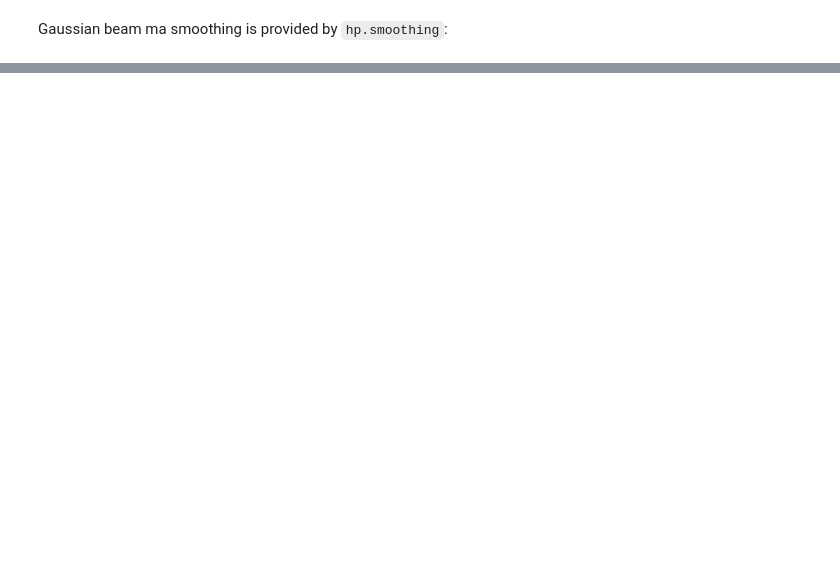
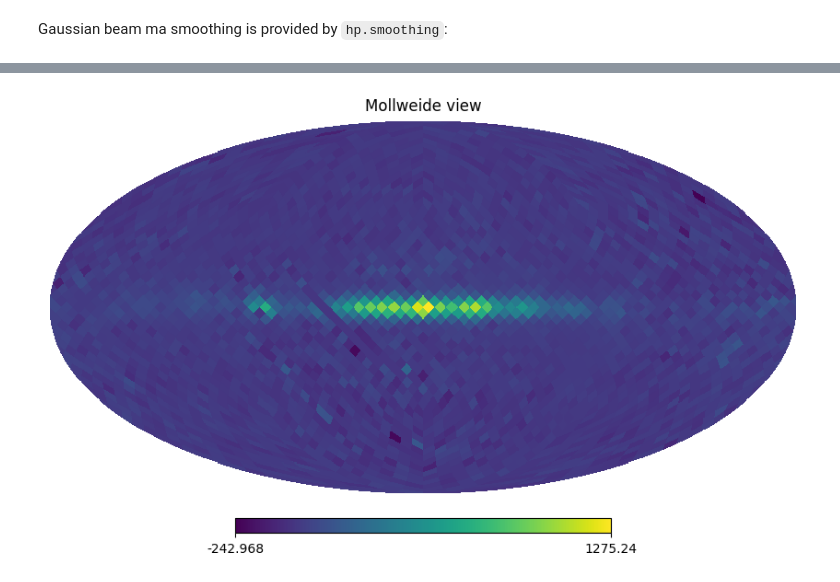
Before and after one commit to anaismartins/tutorials, a Jupyter notebook: healpy/healpy-tutorial.ipynb, the cells around one changed output, grey strips where cells are left out. Drawn from its saved outputs; the diff is of its cells as text; code cells hidden in the pictures; blank space fills up the shorter version.

```diff
--- a/healpy/healpy-tutorial.ipynb
+++ b/healpy/healpy-tutorial.ipynb
@@ -171,3 +171,9 @@ hp.mollview(wmap_map_I_smoothed,
             )
 # %% [output]
 [figure]
+# %%
+map = hp.read_map("/mn/stornext/d16/cmbco/ola/firas/healpix_maps/FIRAS_map_2625GHz_highf.fits")
+
+hp.mollview(map)
+# %% [output]
+[figure, added]
```
Also changed, not shown: parts of 1 cell of this notebook.
